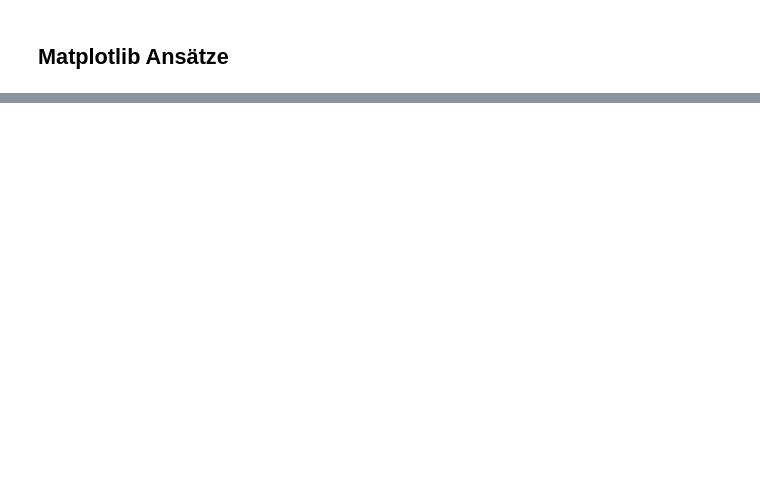
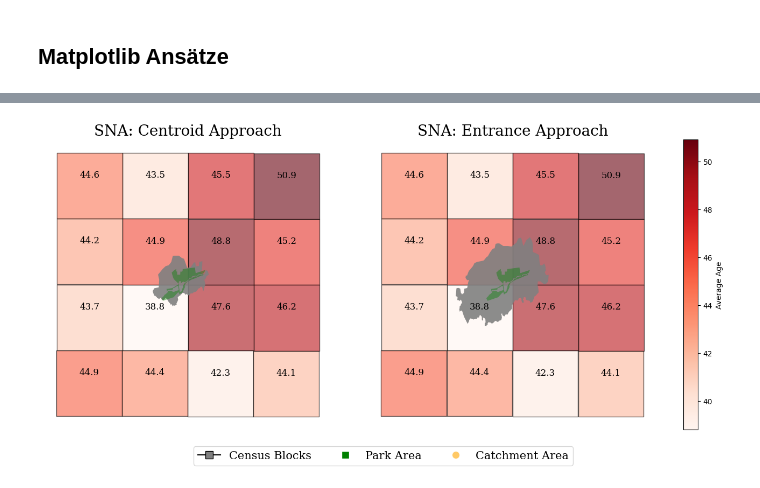
Before and after one commit to NicoLanghans/Master-Thesis, a Jupyter notebook: visualizations/maps.ipynb, the cells around one changed output, grey strips where cells are left out. Saved outputs shown, nothing was run; the diff lists cells and outputs as text; code cells hidden in the pictures; blank space fills up the shorter version.

```diff
--- a/visualizations/maps.ipynb
+++ b/visualizations/maps.ipynb
@@ -16,6 +15,10 @@ census_bbox = gpd.read_file('../get_population_data/census_final_data.json',driv
 park_catchment_areas = gpd.read_file('../get_isodistances/isodistances_entrance_park_coordinates.json',driver= 'GeoJSON')
 park_centroid_catchment_areas = gpd.read_file('../get_isodistances/isodistances_centroid.json',driver= 'GeoJSON')
 park_areas = gpd.read_file('../get_park_data/data.json',driver= 'GeoJSON')
+entrance_acc_score = pd.read_json('../accessibility_score/entrance_score.json', orient='index')
+centroid_acc_score = pd.read_json('../accessibility_score/centroid_score.json', orient='index')
+centroid_intersection = gpd.read_file('../get_isodistances/centroid_intersection.json',driver= 'GeoJSON')
+entrance_intersection = gpd.read_file('../get_isodistances/entrance_intersection.json',driver= 'GeoJSON')
 # %% [markdown]
 ## Folium Ansätze
 # %%
@@ -184,0 +398,79 @@ AttributeError: 'Polygon' object has no attribute 'get_transform'
+# %%
+# buffering around park catchment area to get nearest census blocks
+park_name = "Berner Gutspark"
+park_area = park_areas[park_areas["name"] == park_name]["geometry"]
+catchment_centroid_park_df = park_centroid_catchment_areas[park_centroid_catchment_areas["name"] == park_name ].reset_index()
+catchment_entrance_park_df = park_catchment_areas[park_catchment_areas["name"] == park_name].reset_index()
+
+buffer =2100
+# buffering arround park catchment area to get nearest census blocks - centroid approach
+park_3395_c = catchment_centroid_park_df.to_crs(epsg=3395)
+bbox_park_centroid = park_3395_c.buffer(buffer,cap_style = 1)
+
+# convert buffered polygon back to 4326 crs
+envgdf_c = gpd.GeoDataFrame(geometry=gpd.GeoSeries(bbox_park_centroid))
+bbox_4326_centroid = gpd.GeoDataFrame(envgdf_c, crs='EPSG:3395')
+bbox_4326_centroid = bbox_4326_centroid.to_crs(epsg=4326)
+bbox_4326_centroid["name"] = catchment_centroid_park_df["name"]
+
+# find subset of census blocks intersecting with buffered catchment area
+intersecting_blocks_centroid = gpd.sjoin(census_bbox,bbox_4326_centroid,how = "inner", predicate="intersects")
+
+# buffering arround park catchment area to get nearest census blocks - entrance approach
+park_3395_e = catchment_entrance_park_df.to_crs(epsg=3395)
+bbox_park_entrance = park_3395_e.buffer(buffer,cap_style = 1)
+
+# convert buffered polygon back to 4326 crs
+envgdf_e = gpd.GeoDataFrame(geometry=gpd.GeoSeries(bbox_park_entrance))
+bbox_4326_entrance = gpd.GeoDataFrame(envgdf_e, crs='EPSG:3395')
+bbox_4326_entrance = bbox_4326_centroid.to_crs(epsg=4326)
+bbox_4326_entrance["name"] = catchment_entrance_park_df["name"]
+
+# find subset of census blocks intersecting with buffered catchment area
+intersecting_blocks_centroid = gpd.sjoin(census_bbox,bbox_4326_centroid,how = "inner", predicate="intersects").round({"Alter_D":1})
+intersecting_blocks_entrance = gpd.sjoin(census_bbox,bbox_4326_entrance,how = "inner", predicate="intersects").round({"Alter_D":1})
+
+# find subset of census blocks intersecting using exisiting files
+#intersecting_blocks_centroid = centroid_intersection[centroid_intersection["name"] == park_name].round({"Alter_D":1, "share_overlap_pop": 1,  "share_overlap_sozio": 1})
+#intersecting_blocks_entrance = entrance_intersection[entrance_intersection["name"] == park_name].round({"Alter_D":1, "share_overlap_pop": 1,  "share_overlap_sozio": 1})
+
+fig, ax = plt.subplots(1, 2, figsize=(20, 7))
+font_size = 12
+
+# Plotting Centroid Approach Data
+intersecting_blocks_centroid.plot(ax=ax[0], cmap='Reds', facecolor = 'grey', edgecolor = 'black', alpha = 0.6, label = 'Census Blocks')
+catchment_centroid_park_df.plot(ax=ax[0],facecolor = 'grey',alpha = 0.9, label = 'Catchment Area')
+park_area.plot(ax=ax[0], facecolor = 'green',alpha = 0.4, label = "Park")
+ax[0].set_title('SNA: Centroid Approach',fontsize = 20, fontfamily ='serif')
+
+for x, y, age in zip(intersecting_blocks_centroid.geometry.centroid.x, intersecting_blocks_centroid.geometry.centroid.y, intersecting_blocks_centroid["Alter_D"]):
+    ax[0].text(x, y+0.0015, str(age),font =FontProperties(family='serif', size = font_size), ha='center', va='center')
+
+# Plotting Entrance Approach Data
+intersecting_blocks_entrance.plot(ax=ax[1],cmap='Reds', facecolor = 'grey', edgecolor = 'black', alpha = 0.6, label = 'Census Blocks')
+catchment_entrance_park_df.plot(ax=ax[1],facecolor = 'grey',alpha = 0.9, label = 'Catchment Area')
+park_area.plot(ax=ax[1], facecolor = 'green',alpha = 0.4, label = "Park")
+ax[1].set_title('SNA: Entrance Approach',fontsize = 20, fontfamily ='serif')
+
+for x, y, age in zip(intersecting_blocks_entrance.geometry.centroid.x, intersecting_blocks_entrance.geometry.centroid.y, intersecting_blocks_entrance["Alter_D"]):
+    ax[1].text(x, y+0.0015, str(age),font =FontProperties(family='serif', size = font_size), ha='center', va='center')
+
+vmin, vmax = intersecting_blocks_entrance['Alter_D'].min(), intersecting_blocks_entrance['Alter_D'].max()
+sm = plt.cm.ScalarMappable(cmap='Reds', norm=plt.Normalize(vmin=vmin, vmax=vmax))
+sm._A = []  # Dummy-Array für den Datenbereich
+cbar = plt.colorbar(sm, ax=ax[1], label='Average Age')
+
+
+# Legend configurations
+legend_elements = [
+    Line2D([0], [0], marker='s', color='black', markerfacecolor='grey',  markersize=10, label='Census Blocks'),
+    Line2D([0], [0], marker='s', color='w', markerfacecolor='green', markersize=10, label='Park Area'),
+    Line2D([0], [0], marker='o', color='w', markerfacecolor='orange', alpha = 0.6 ,markersize=10, label='Catchment Area')
+]
+
+fig.legend(handles=legend_elements, loc='lower center', prop = FontProperties(family='serif', size = 15),ncol=3)
+ax[0].set_axis_off()
+ax[1].set_axis_off()
+
+plt.subplots_adjust(wspace = -0.4)
+# %% [output]
@@ -184,0 +484 @@ AttributeError: 'Polygon' object has no attribute 'get_transform'
+[figure, added]
```
Also changed, not shown: parts of 25 cells of this notebook, 2 other files.
